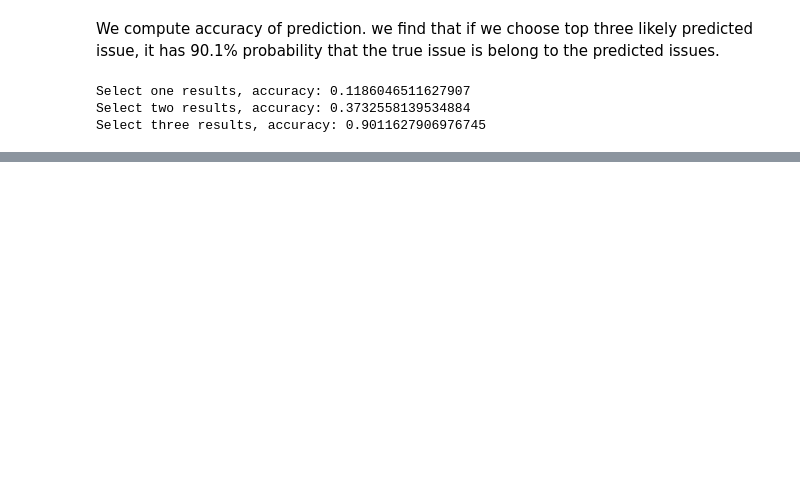
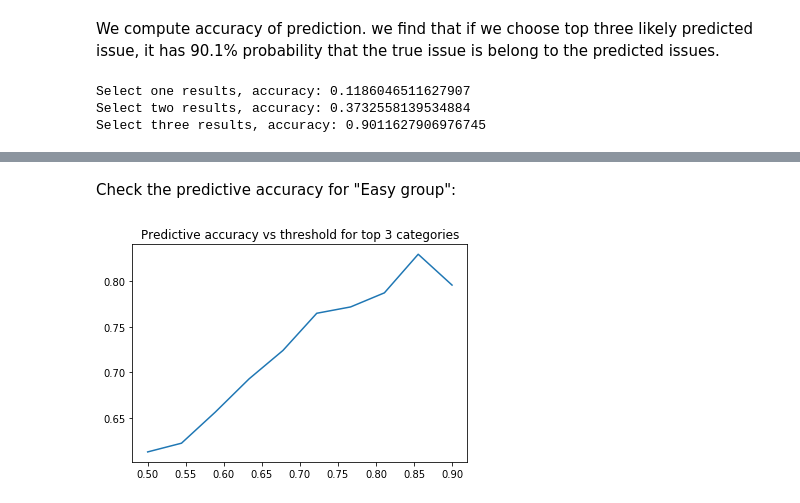
Before and after one commit to Corleno/NLP_complaints, a Jupyter notebook: code/Complaints classification problem based on LDA and Random Forest method.ipynb, the cells around one changed output, grey strips where cells are left out. Cells and saved outputs as stored; diff of their text form; code cells hidden in the pictures; blank space fills up the shorter version.

```diff
--- a/code/Complaints classification problem based on LDA and Random Forest method.ipynb
+++ b/code/Complaints classification problem based on LDA and Random Forest method.ipynb
@@ -304,0 +532,26 @@ Select three results, accuracy: 0.9011627906976745
+# %% [markdown]
+Check the predictive accuracy for "Easy group":
+# %%
+def Pure_prediction(issue_names, pred_probs, top_n = 3, threshold = 0.6):
+    issue_predictions = np.array([", ".join(issue_names[pred_prob.argsort()[-top_n:]]) for pred_prob in pred_probs])
+    num_matched = 0
+    num_total = 0
+    for i in range(X_test.shape[0]):
+        if np.sum(np.sort(pred_probs[i])[-top_n:]) > threshold:
+            num_total += 1
+            if X_test.iloc[i, 2] in issue_predictions[i].split(", "):
+                num_matched += 1
+    accuracy = num_matched/num_total
+    return(accuracy)
+
+Pure_prediction(subissue_names, subissue_pred_probs)
+threshold_list = np.linspace(0.5, 0.9, 10)
+top_n = 3
+accuracy_list = np.array([Pure_prediction(subissue_names, subissue_pred_probs, threshold = threshold) for threshold in threshold_list])
+#percentage_list = np.array([])
+fig = plt.figure()
+plt.plot(threshold_list, accuracy_list)
+plt.title("Predictive accuracy vs threshold for top {} categories".format(top_n))
+plt.show()
+# %% [output]
+[figure, added]
```
Also changed, not shown: parts of 27 cells of this notebook.
